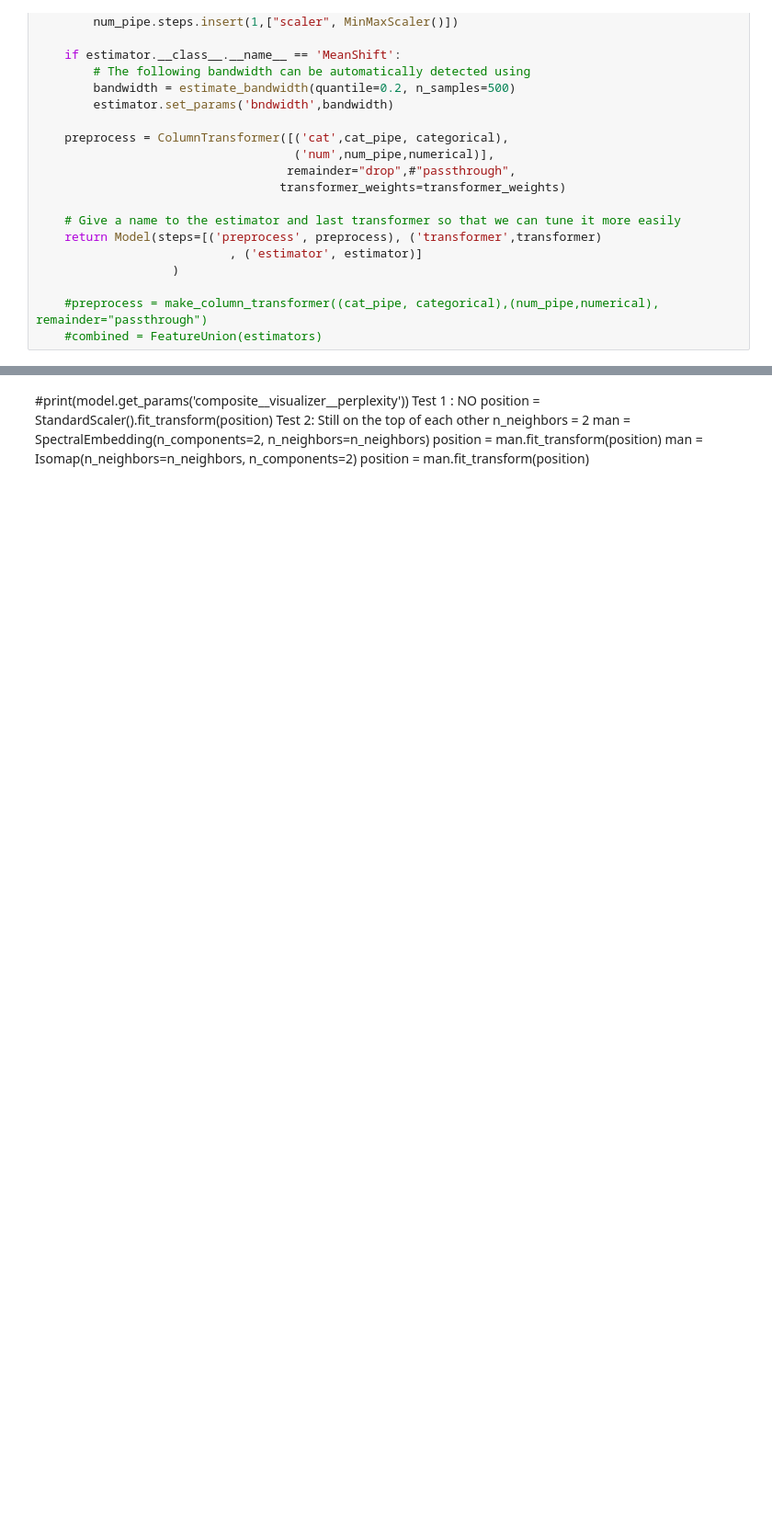
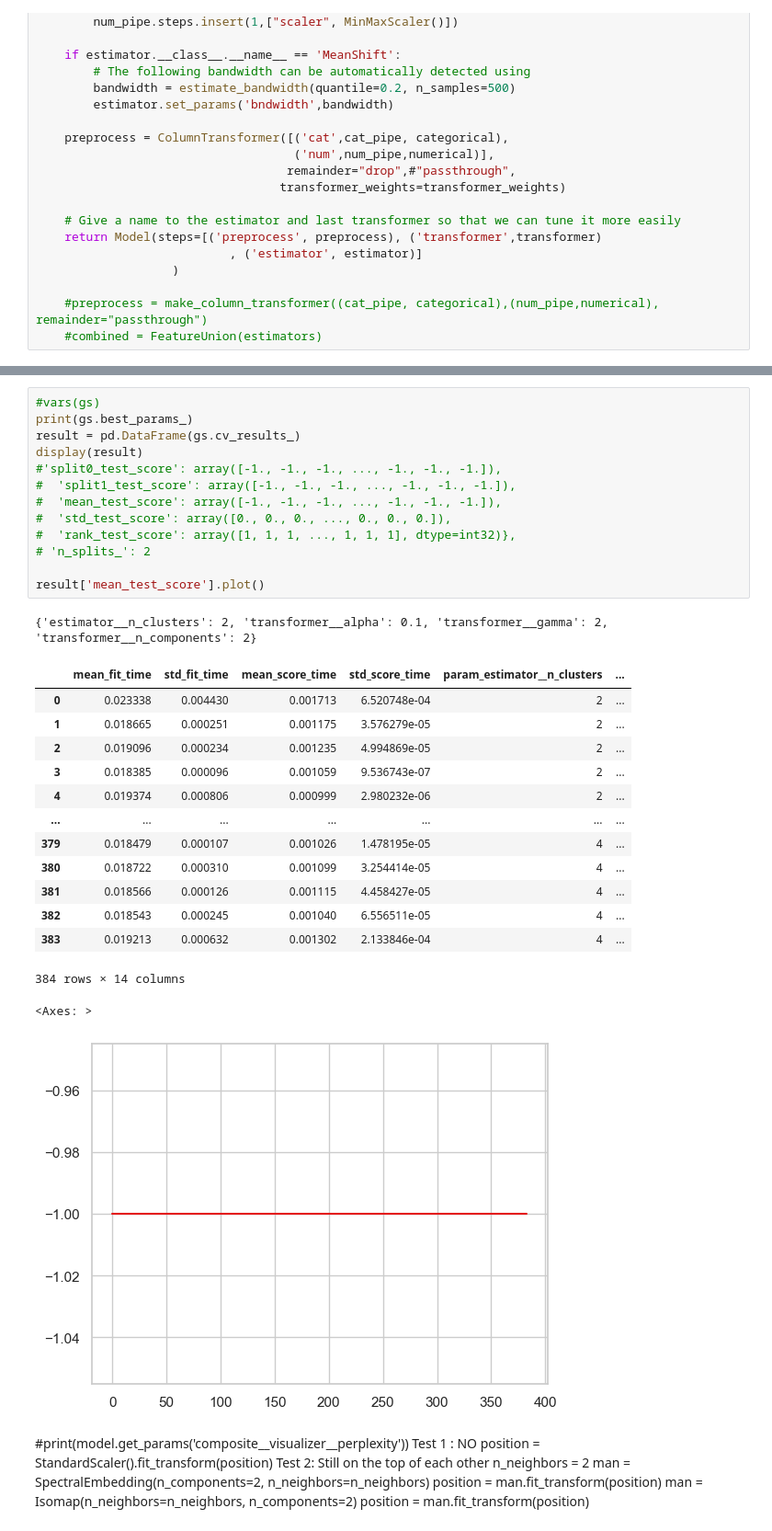
Before and after one commit to cimadure/ind6212, a Jupyter notebook: notebooks/main.ipynb, the cells around one changed output, grey strips where cells are left out. Shown at 92% size. Drawn from its saved outputs; the diff is of its cells as text; blank space fills up the shorter version.

```diff
--- a/notebooks/main.ipynb
+++ b/notebooks/main.ipynb
@@ -272,3 +389,33 @@ print(highest_silhouette_score)
+# %%
+#vars(gs)
+print(gs.best_params_)
+result = pd.DataFrame(gs.cv_results_)
+display(result)
+#'split0_test_score': array([-1., -1., -1., ..., -1., -1., -1.]),
+#  'split1_test_score': array([-1., -1., -1., ..., -1., -1., -1.]),
+#  'mean_test_score': array([-1., -1., -1., ..., -1., -1., -1.]),
+#  'std_test_score': array([0., 0., 0., ..., 0., 0., 0.]),
+#  'rank_test_score': array([1, 1, 1, ..., 1, 1, 1], dtype=int32)},
+# 'n_splits_': 2
+
+result['mean_test_score'].plot()
+# %% [output]
+{'estimator__n_clusters': 2, 'transformer__alpha': 0.1, 'transformer__gamma': 2, 'transformer__n_components': 2}
+|  | mean_fit_time | std_fit_time | mean_score_time | std_score_time | param_estimator__n_clusters | ... |
+| 0 | 0.023338 | 0.004430 | 0.001713 | 6.520748e-04 | 2 | ... |
+| 1 | 0.018665 | 0.000251 | 0.001175 | 3.576279e-05 | 2 | ... |
+| 2 | 0.019096 | 0.000234 | 0.001235 | 4.994869e-05 | 2 | ... |
+| 3 | 0.018385 | 0.000096 | 0.001059 | 9.536743e-07 | 2 | ... |
+| 4 | 0.019374 | 0.000806 | 0.000999 | 2.980232e-06 | 2 | ... |
+| ... | ... | ... | ... | ... | ... | ... |
+| 379 | 0.018479 | 0.000107 | 0.001026 | 1.478195e-05 | 4 | ... |
+| 380 | 0.018722 | 0.000310 | 0.001099 | 3.254414e-05 | 4 | ... |
+| 381 | 0.018566 | 0.000126 | 0.001115 | 4.458427e-05 | 4 | ... |
+| 382 | 0.018543 | 0.000245 | 0.001040 | 6.556511e-05 | 4 | ... |
+| 383 | 0.019213 | 0.000632 | 0.001302 | 2.133846e-04 | 4 | ... |
+384 rows × 14 columns
+<Axes: >
+[figure, added]
 # %% [markdown]
 #print(model.get_params('composite__visualizer__perplexity'))
  Test 1 : NO position = StandardScaler().fit_transform(position)
```
Also changed, not shown: parts of 6 cells of this notebook, 1 other file.
